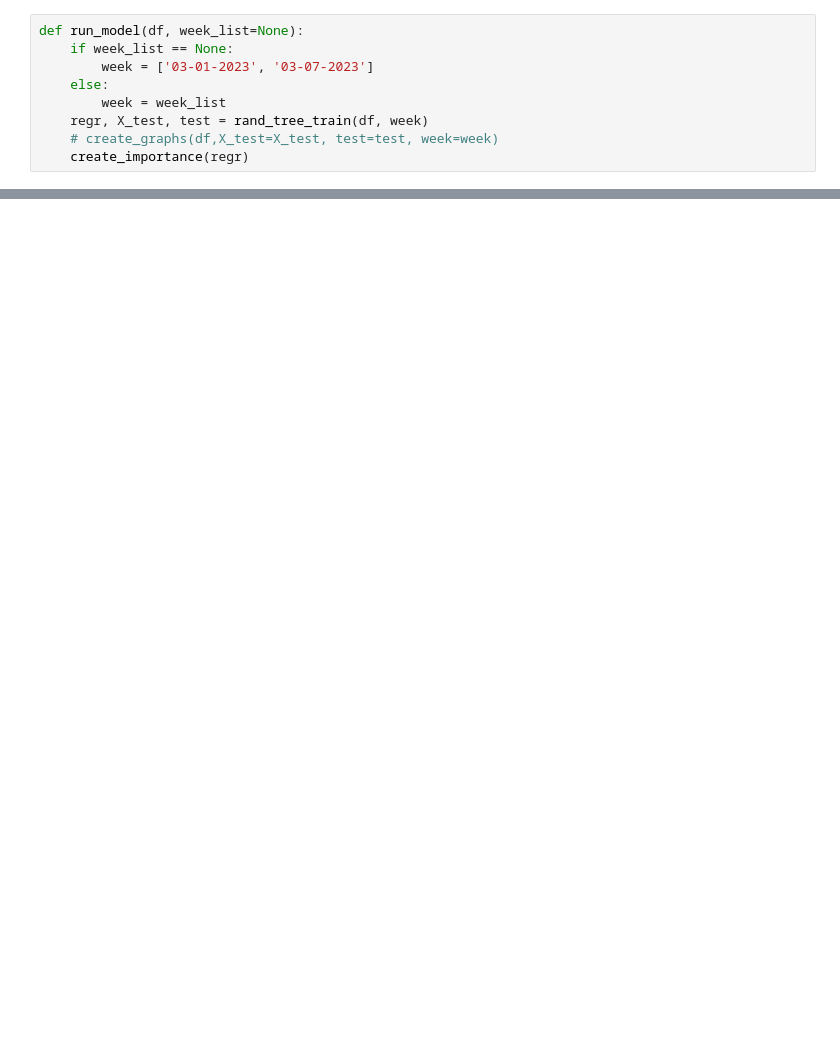
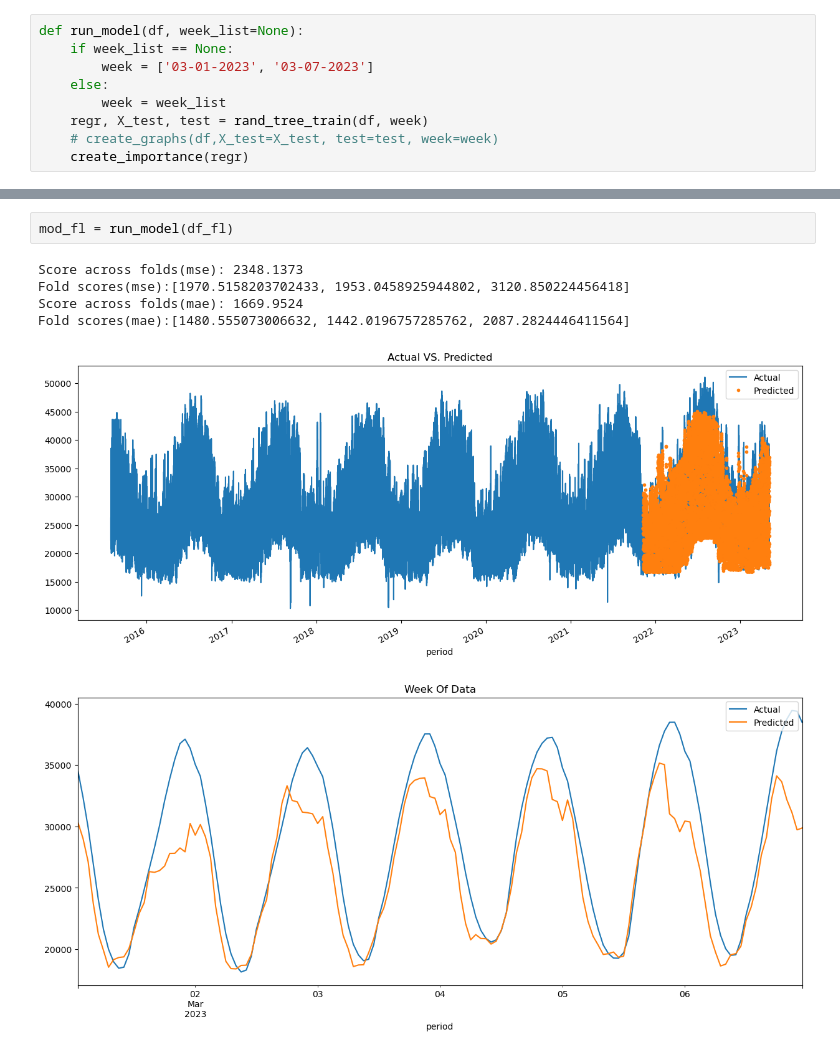
Before and after one commit to shane-sarabdial/WeatherWatts-, a Jupyter notebook: edward/ML Test.ipynb, the cells around one changed output, grey strips where cells are left out. Drawn from its saved outputs; the diff is of its cells as text; blank space fills up the shorter version.

```diff
--- a/edward/ML Test.ipynb
+++ b/edward/ML Test.ipynb
@@ -138,0 +247,9 @@ Fold scores:[4156.6623662189, 4230.392940866487, 5227.13875020087]
+# %%
+mod_fl = run_model(df_fl)
+# %% [output]
+Score across folds(mse): 2348.1373
+Fold scores(mse):[1970.5158203702433, 1953.0458925944802, 3120.850224456418]
+Score across folds(mae): 1669.9524
+Fold scores(mae):[1480.555073006632, 1442.0196757285762, 2087.2824446411564]
+[figure, added]
+[figure, added]
```
Also changed, not shown: parts of 19 cells of this notebook.
